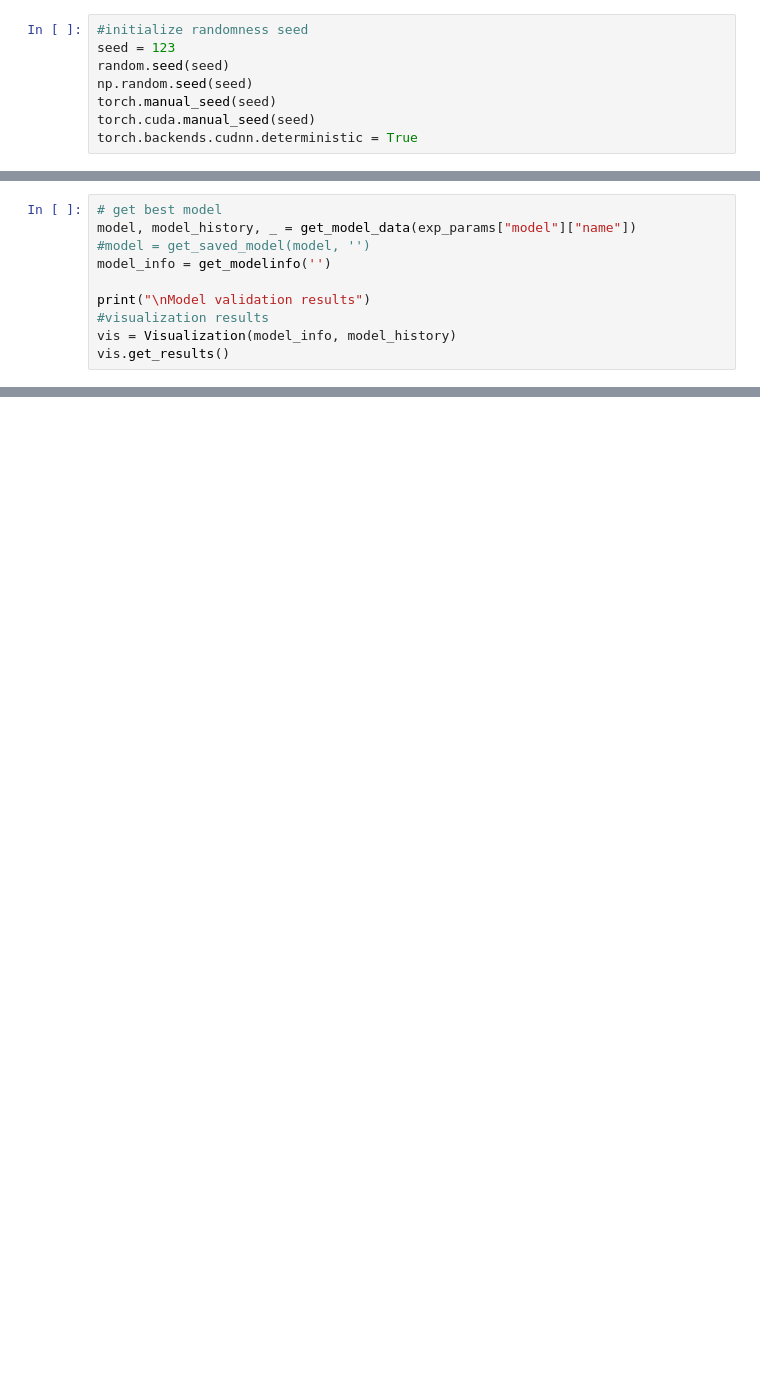
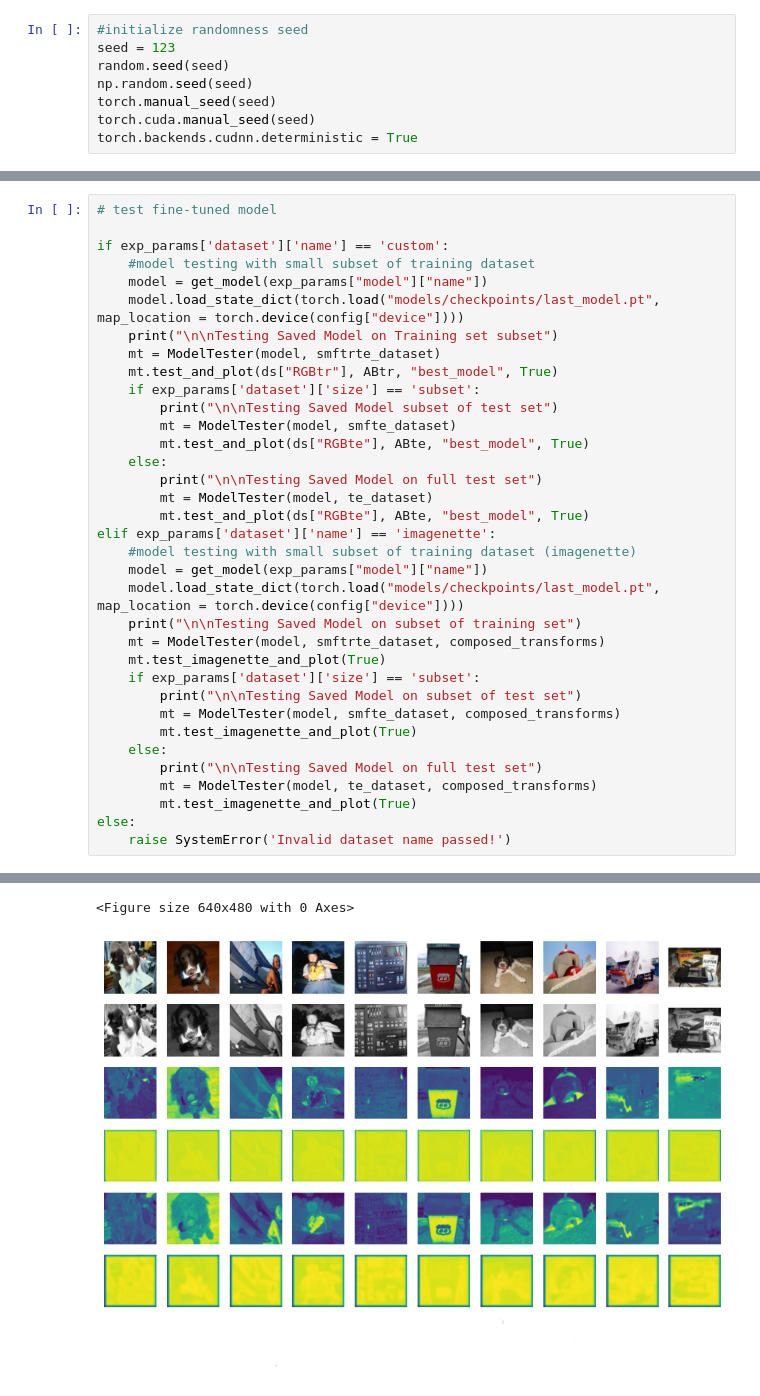
Before and after one commit to VinitraMk/Image-Colorization, a Jupyter notebook: Index.ipynb, the cells around one changed output, grey strips where cells are left out. Drawn from its saved outputs; the diff is of its cells as text; blank space fills up the shorter version.

```diff
--- a/Index.ipynb
+++ b/Index.ipynb
@@ -202,10 +212,0 @@ Running straight split
-# %%
-# get best model
-model, model_history, _ = get_model_data(exp_params["model"]["name"])
-#model = get_saved_model(model, '')
-model_info = get_modelinfo('')
-
-print("\nModel validation results")
-#visualization results
-vis = Visualization(model_info, model_history)
-vis.get_results()
@@ -250,0 +371,36 @@ Test Accuracy: tensor(0.)
+# %%
+# test fine-tuned model
+
+if exp_params['dataset']['name'] == 'custom':
+    #model testing with small subset of training dataset
+    model = get_model(exp_params["model"]["name"])
+    model.load_state_dict(torch.load("models/checkpoints/last_model.pt", map_location = torch.device(config["device"])))
+    print("\n\nTesting Saved Model on Training set subset")
+    mt = ModelTester(model, smftrte_dataset)
+    mt.test_and_plot(ds["RGBtr"], ABtr, "best_model", True)
+    if exp_params['dataset']['size'] == 'subset':
+        print("\n\nTesting Saved Model subset of test set")
+        mt = ModelTester(model, smfte_dataset)
+        mt.test_and_plot(ds["RGBte"], ABte, "best_model", True)
+    else:
+        print("\n\nTesting Saved Model on full test set")
+        mt = ModelTester(model, te_dataset)
+        mt.test_and_plot(ds["RGBte"], ABte, "best_model", True)
+elif exp_params['dataset']['name'] == 'imagenette':
+    #model testing with small subset of training dataset (imagenette)
+    model = get_model(exp_params["model"]["name"])
+    model.load_state_dict(torch.load("models/checkpoints/last_model.pt", map_location = torch.device(config["device"])))
+    print("\n\nTesting Saved Model on subset of training set")
+    mt = ModelTester(model, smftrte_dataset, composed_transforms)
+    mt.test_imagenette_and_plot(True)
+    if exp_params['dataset']['size'] == 'subset':
+        print("\n\nTesting Saved Model on subset of test set")
+        mt = ModelTester(model, smfte_dataset, composed_transforms)
+        mt.test_imagenette_and_plot(True)
+    else:
+        print("\n\nTesting Saved Model on full test set")
+        mt = ModelTester(model, te_dataset, composed_transforms)
+        mt.test_imagenette_and_plot(True)
+else:
+    raise SystemError('Invalid dataset name passed!')
+# %% [output]
@@ -250,0 +408,2 @@ Test Accuracy: tensor(0.)
+<Figure size 640x480 with 0 Axes>
+[figure, added]
```
Also changed, not shown: parts of 14 cells of this notebook, 2 other files.
